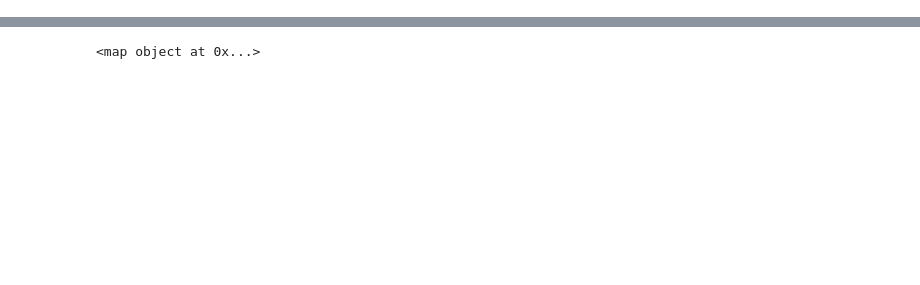
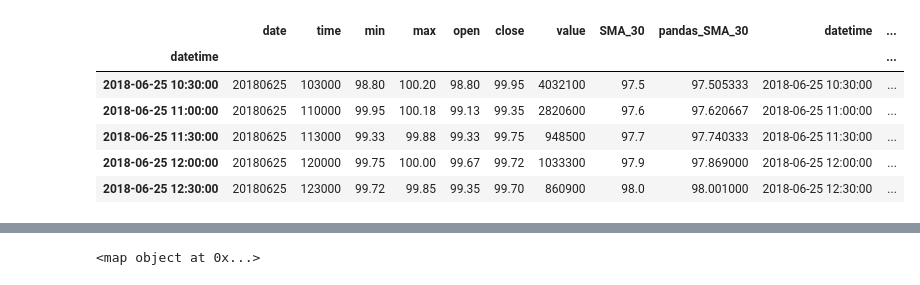
Before and after one commit to tinyoa/trying_pandas, a Jupyter notebook: trying_pandas.ipynb, the cells around one changed output, grey strips where cells are left out. Cells and saved outputs as stored; diff of their text form; code cells hidden in the pictures; blank space fills up the shorter version.

```diff
--- a/trying_pandas.ipynb
+++ b/trying_pandas.ipynb
@@ -8,0 +80,4 @@ df_titanic = pd.read_csv("datasets/titanic.csv")
+# %%
+#Подсчет скользящей средней с помощью rolling
+window_size = 30
+df_alrs_m30['pandas_SMA_'+ str(window_size)] = df_alrs_m30.iloc[:, 5].rolling(window = window_size).mean()
@@ -8,0 +135,12 @@ df_titanic = pd.read_csv("datasets/titanic.csv")
+# %%
+df = df_alrs_m30.loc[df_alrs_m30.datetime > datetime.datetime.strptime('20180625 100000', '%Y%m%d %H%M%S')]
+df.index = df.datetime
+df.head()
+# %% [output]
+|  | date | time | min | max | open | close | value | SMA_30 | pandas_SMA_30 | datetime | ... |
+| datetime |  |  |  |  |  |  |  |  |  |  | ... |
+| 2018-06-25 10:30:00 | 20180625 | 103000 | 98.80 | 100.20 | 98.80 | 99.95 | 4032100 | 97.5 | 97.505333 | 2018-06-25 10:30:00 | ... |
+| 2018-06-25 11:00:00 | 20180625 | 110000 | 99.95 | 100.18 | 99.13 | 99.35 | 2820600 | 97.6 | 97.620667 | 2018-06-25 11:00:00 | ... |
+| 2018-06-25 11:30:00 | 20180625 | 113000 | 99.33 | 99.88 | 99.33 | 99.75 | 948500 | 97.7 | 97.740333 | 2018-06-25 11:30:00 | ... |
+| 2018-06-25 12:00:00 | 20180625 | 120000 | 99.75 | 100.00 | 99.67 | 99.72 | 1033300 | 97.9 | 97.869000 | 2018-06-25 12:00:00 | ... |
+| 2018-06-25 12:30:00 | 20180625 | 123000 | 99.72 | 99.85 | 99.35 | 99.70 | 860900 | 98.0 | 98.001000 | 2018-06-25 12:30:00 | ... |
```
Also changed, not shown: parts of 17 cells of this notebook.
